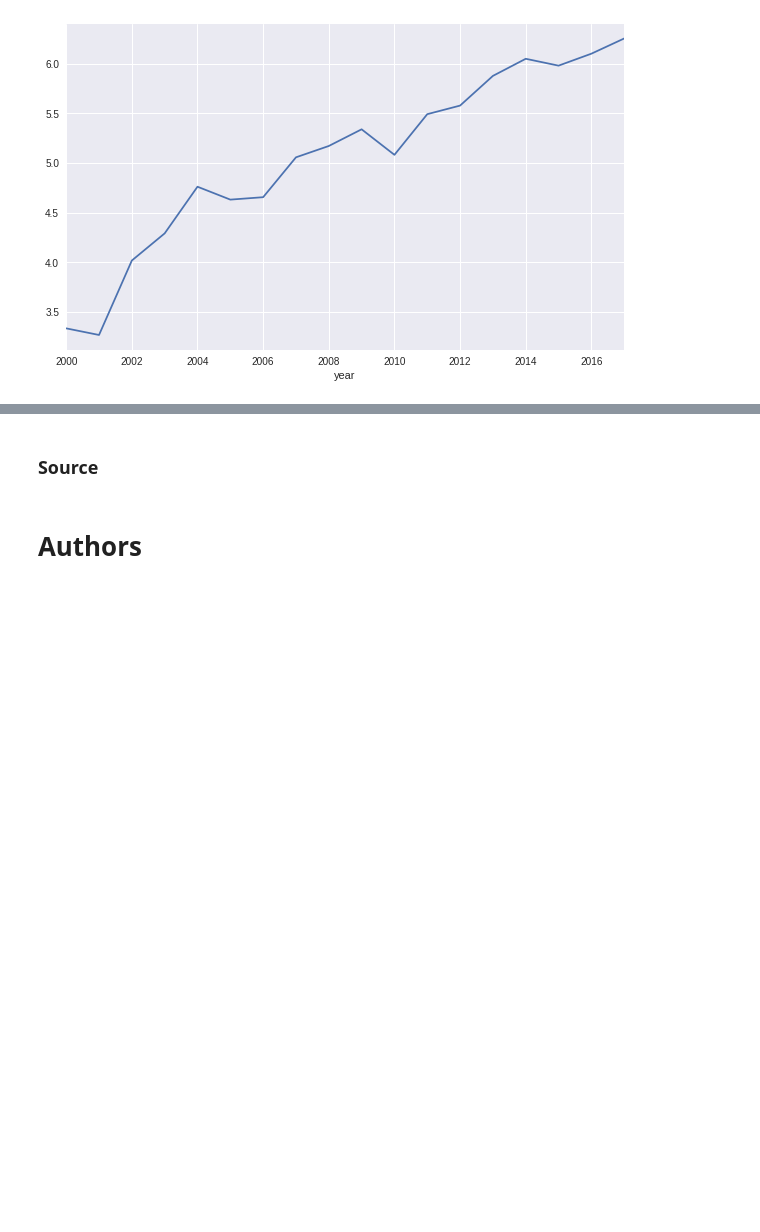
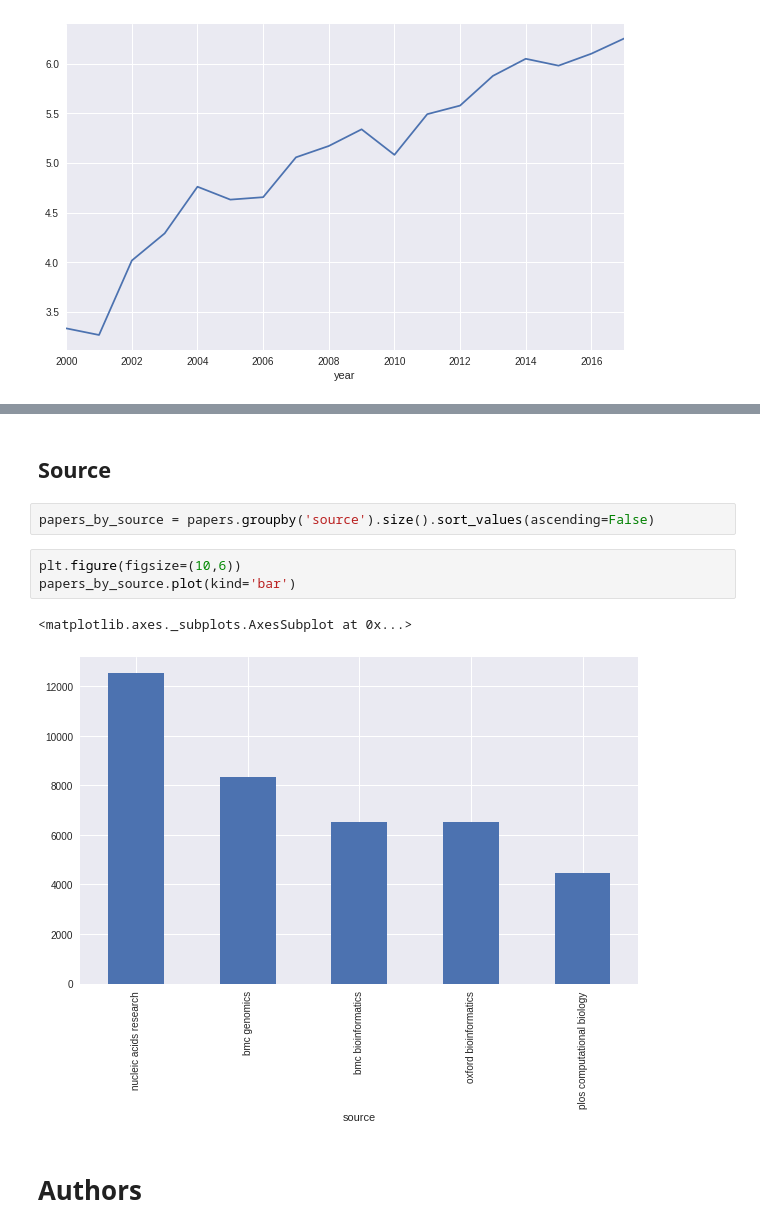
Before and after one commit to social-link-analytics-group-bsc/gender_bioinfo, a Jupyter notebook: analysis/gender_bias_analysis.ipynb, the cells around one changed output, grey strips where cells are left out. Saved outputs shown, nothing was run; the diff lists cells and outputs as text; blank space fills up the shorter version.

```diff
--- a/analysis/gender_bias_analysis.ipynb
+++ b/analysis/gender_bias_analysis.ipynb
@@ -108,5 +149,13 @@ avg_authors_by_year.plot()
 # %% [markdown]
-### Source
+## Source
+# %%
+papers_by_source = papers.groupby('source').size().sort_values(ascending=False)
+# %%
+plt.figure(figsize=(10,6))
+papers_by_source.plot(kind='bar')
+# %% [output]
+<matplotlib.axes._subplots.AxesSubplot at 0x...>
+[figure, added]
 # %% [markdown]
 # Authors
 # %%
```
Also changed, not shown: parts of 25 cells of this notebook.
